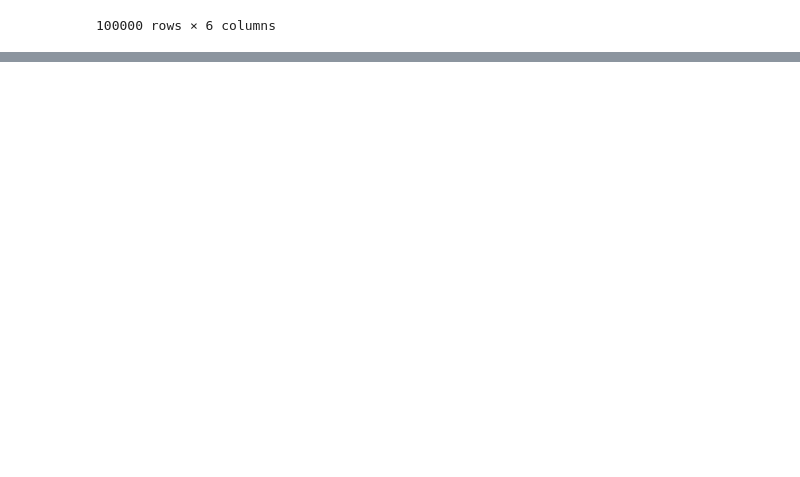
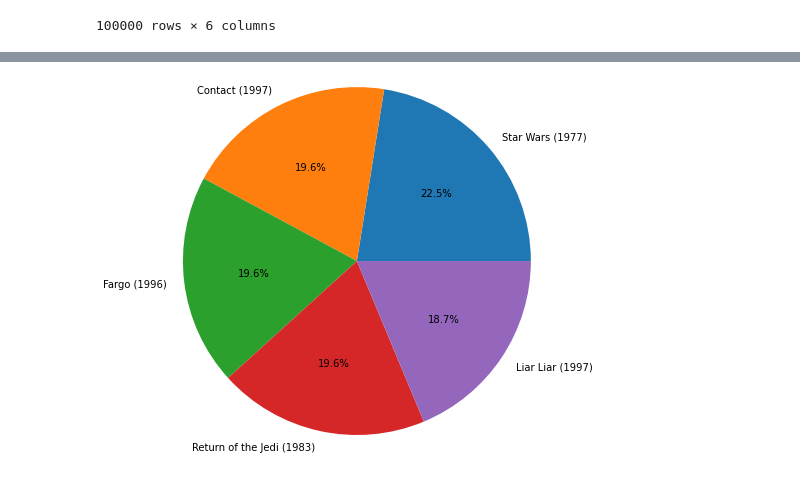
Before and after one commit to mohantyrohan3/Movie_Recommendation_System-Item_Based-, a Jupyter notebook: Movie_Recommendation.ipynb, the cells around one changed output, grey strips where cells are left out. Saved outputs shown, nothing was run; the diff lists cells and outputs as text; code cells hidden in the pictures; blank space fills up the shorter version.

```diff
--- a/Movie_Recommendation.ipynb
+++ b/Movie_Recommendation.ipynb
@@ -101,0 +126,12 @@ df
+# %%
+# Finding Most Watched Movies
+
+
+ans3=df['Movie_Name_x'].value_counts()
+mov=ans3.keys()[0:5]
+mov1=list(mov)
+values=list(ans3[0:5])
+plt.pie(values,labels=mov1,autopct='%0.1f%%',radius=2)
+plt.show()
+# %% [output]
+[figure, added]
```
Also changed, not shown: parts of 4 cells of this notebook.
